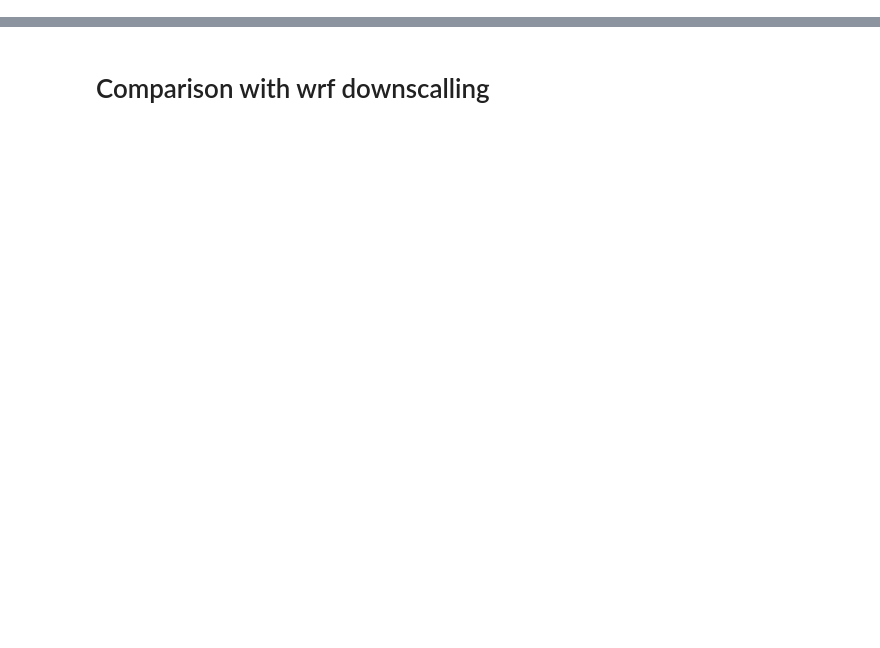
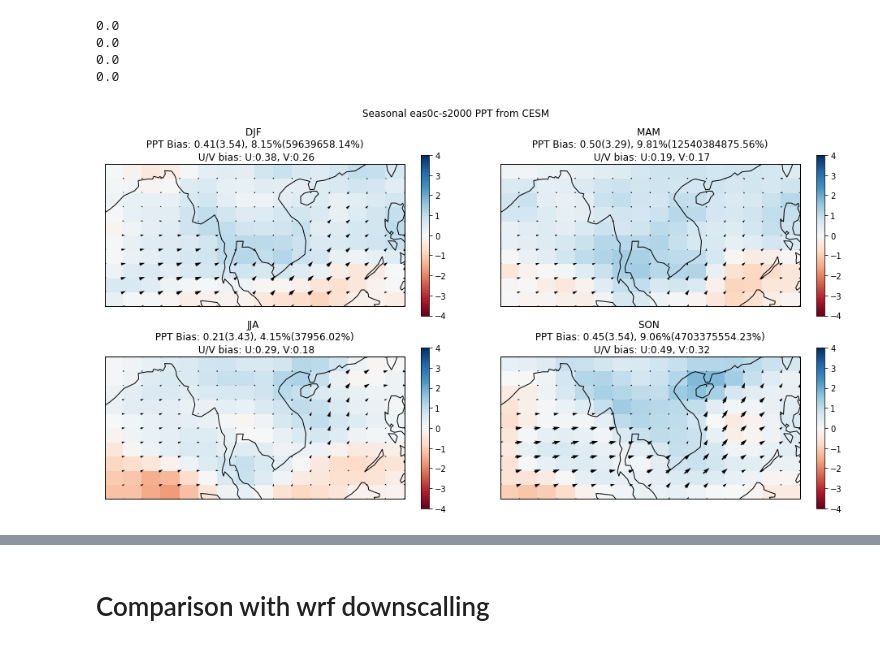
Before and after one commit to likkhian/principia, a Jupyter notebook: cesm_output_regional_analysis.ipynb, the cells around one changed output, grey strips where cells are left out. Saved outputs shown, nothing was run; the diff lists cells and outputs as text; code cells hidden in the pictures; blank space fills up the shorter version.

```diff
--- a/cesm_output_regional_analysis.ipynb
+++ b/cesm_output_regional_analysis.ipynb
@@ -102,0 +148,18 @@ Attributes:
+# %%
+# Calculated p-value threshold
+
+t1,p1 = ttest_ind(cesmcueas0c,cesmcu2000)
+p1=np.array([np.nan,0.1,0.0001,0.000001,1,1.1,np.nan,5000])
+alpha=0.1
+p_sorted = np.sort(p1.flatten())  # sort the p-values
+n = p_sorted.size  # number of p-values
+print(n)
+p_fdr = 0.0  # initialise p-value threshold - to be updated
+for i in range(1, n+1):  # loop over p-values
+    p_temp = p_sorted[i-1]  # next p-value to check
+    print(p_temp,i*1./n*alpha)
+    if p_temp <= (i * 1. / n) * alpha:
+        p_fdr = (i * 1. / n) * alpha  # update p-value threshold
+    else:
+        break
+print(p_sorted)
@@ -103,3 +220,54 @@ Attributes:
+# %%
+s1_qtr=qtr_sam(cesmcu2000+cesmcl2000)
+s2_qtr=qtr_sam(cesmcueas0c+cesmcleas0c)
+s1_u_qtr=qtr_sam(cesm_u_2000[:,-1,:,:])
+s1_v_qtr=qtr_sam(cesm_v_2000[:,-1,:,:])
+s2_u_qtr=qtr_sam(cesm_u_eas0c[:,-1,:,:])
+s2_v_qtr=qtr_sam(cesm_v_eas0c[:,-1,:,:])
+pptdiff=s2_qtr-s1_qtr
+udiff=np.mean(s2_u_qtr[:,:,::1,::1],axis=0)-np.mean(s1_u_qtr[:,:,::1,::1],axis=0)
+vdiff=np.mean(s2_v_qtr[:,:,::1,::1],axis=0)-np.mean(s1_v_qtr[:,:,::1,::1],axis=0)
+
+quarters={1:'DJF',2:'MAM',3:'JJA',4:'SON'}
+
+plt.rcParams["figure.figsize"] = 16,8
+slon1 = pptcl2k.lon[0::1]
+slat1 = pptcl2k.lat[0::1]
+cmap = plt.get_cmap('RdBu')
+vminn=-4
+vmaxx=4
+scale=50
+sm = plt.cm.ScalarMappable(cmap=cmap,norm=matplotlib.colors.Normalize(vmin=vminn, vmax=vmaxx))
+sm._A = []
+def draw_title(tt):
+    return str('{} \n PPT Bias: {:.2f}({:.2f}), {:.2f}%({:.2f}%) \n U/V bias: U:{:.2f}, V:{:.2f}'.format(quarters[tt+1],np.nanmean(pptdiff[:,tt,:,:]),\
+            np.std(pptdiff[:,tt,:,:]), (np.nanmean(pptdiff[:,tt,:,:])/np.nanmean(s1_qtr[:,tt,:,:])*100),np.std(pptdiff[:,tt,:,:]/s1_qtr[:,tt,:,:]*100), \
+            float(np.mean(udiff[tt,:,:])),float(np.mean(vdiff[tt,:,:])) ))
+def draw_qtr_plt(ax,tt):
+    ax.pcolormesh(pptcl2k.lon, pptcl2k.lat,np.mean(pptdiff[:,tt,:,:],axis=0),vmin=vminn,vmax=vmaxx,cmap=cmap)
+    ax.pcolor(pptcl2k.lon, pptcl2k.lat, new_msk(s1_qtr[:,tt,:,:],s2_qtr[:,tt,:,:]), hatch='/', alpha=0.)
+    ax.quiver(slon1,slat1,udiff[tt,:,:],vdiff[tt,:,:],pivot='middle',scale=scale)
+    ax.coastlines()
+    plt.colorbar(sm,ax=ax,fraction=0.04, pad=0.05)
+    ax.set_title(draw_title(tt))
+
+
+ax1=plt.subplot(2,2,1,projection=ccrs.PlateCarree())
+draw_qtr_plt(ax1,0)
+ax2=plt.subplot(2,2,2,projection=ccrs.PlateCarree())
+draw_qtr_plt(ax2,1)
+ax3=plt.subplot(2,2,3,projection=ccrs.PlateCarree())
+draw_qtr_plt(ax3,2)
+ax4=plt.subplot(2,2,4,projection=ccrs.PlateCarree())
+draw_qtr_plt(ax4,3)
+plt.suptitle('Seasonal eas0c-s2000 PPT from CESM')
+plt.show()
+# %% [output]
+0.0
+0.0
+0.0
+0.0
+[figure, added]
 # %%
 #seasonal outputs. 0=jan ... 11=dec
 
```
Also changed, not shown: parts of 29 cells of this notebook.
